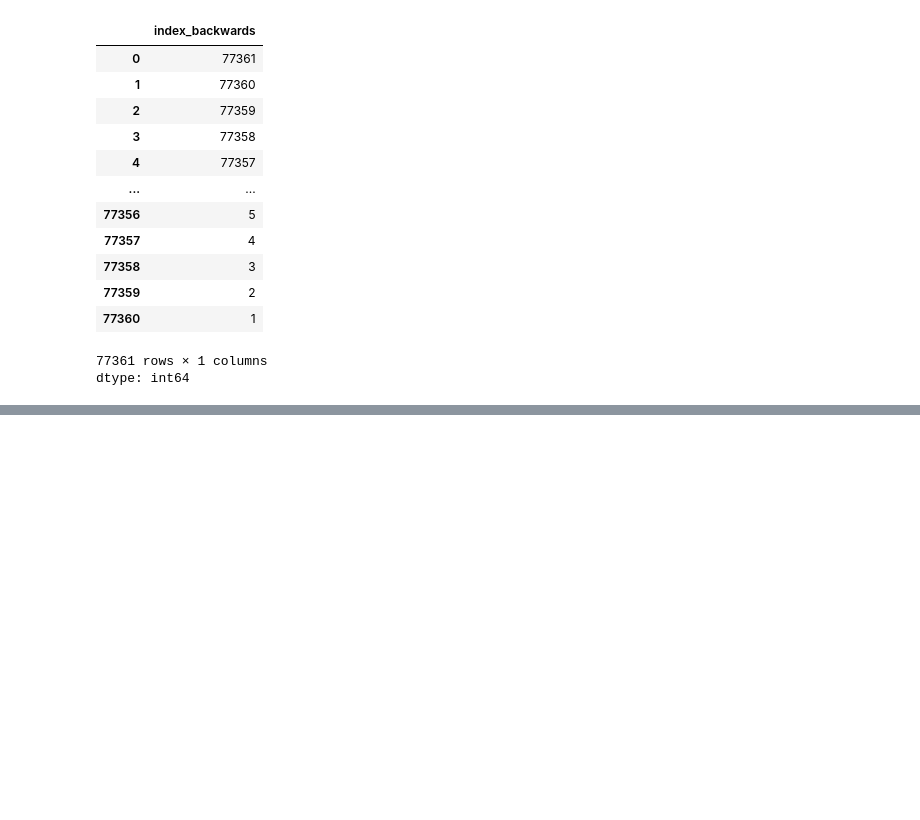
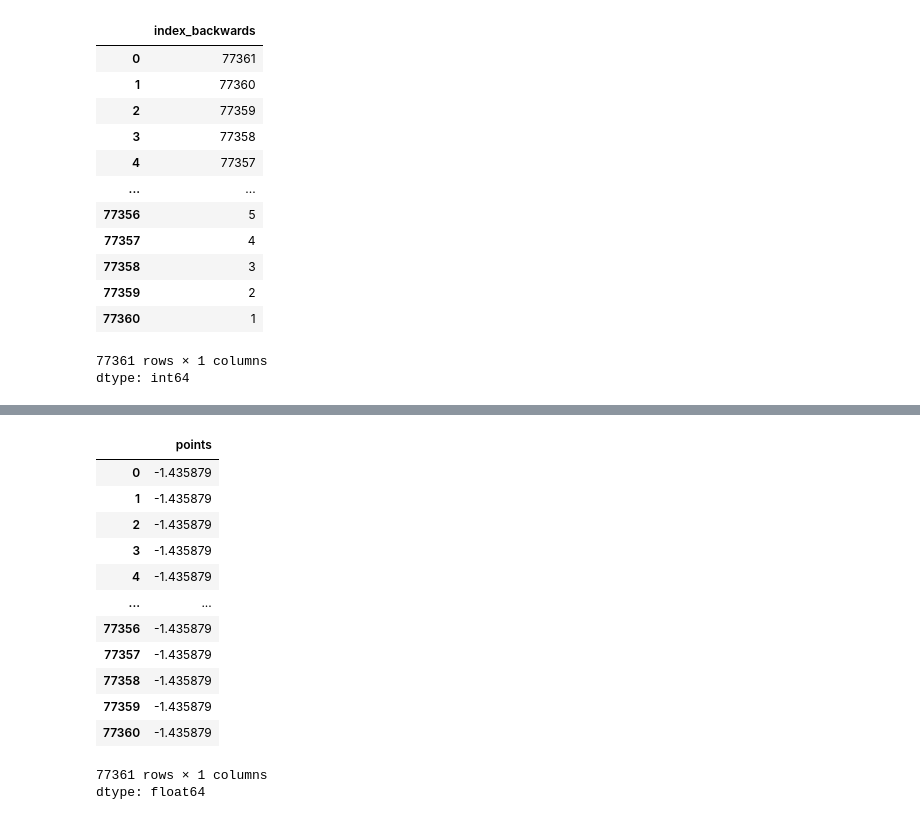
Before and after one commit to AsanteAsareIsaac/Data-Manipulation-using-Pandas., a Jupyter notebook: Data_Manipulation_using_Pandas.ipynb, the cells around one changed output, grey strips where cells are left out. Saved outputs shown, nothing was run; the diff lists cells and outputs as text; code cells hidden in the pictures; blank space fills up the shorter version.

```diff
--- a/Data_Manipulation_using_Pandas.ipynb
+++ b/Data_Manipulation_using_Pandas.ipynb
@@ -330,0 +407,18 @@ dtype: int64
+# %%
+winemag_dataset_points_mean = winemag_dataset.points.mean()
+winemag_dataset.points.map(lambda p: p - winemag_dataset_points_mean)
+# %% [output]
+|  | points |
+| 0 | -1.435879 |
+| 1 | -1.435879 |
+| 2 | -1.435879 |
+| 3 | -1.435879 |
+| 4 | -1.435879 |
+| ... | ... |
+| 77356 | -1.435879 |
+| 77357 | -1.435879 |
+| 77358 | -1.435879 |
+| 77359 | -1.435879 |
+| 77360 | -1.435879 |
+77361 rows × 1 columns
+dtype: float64
```
Also changed, not shown: parts of 6 cells of this notebook.
